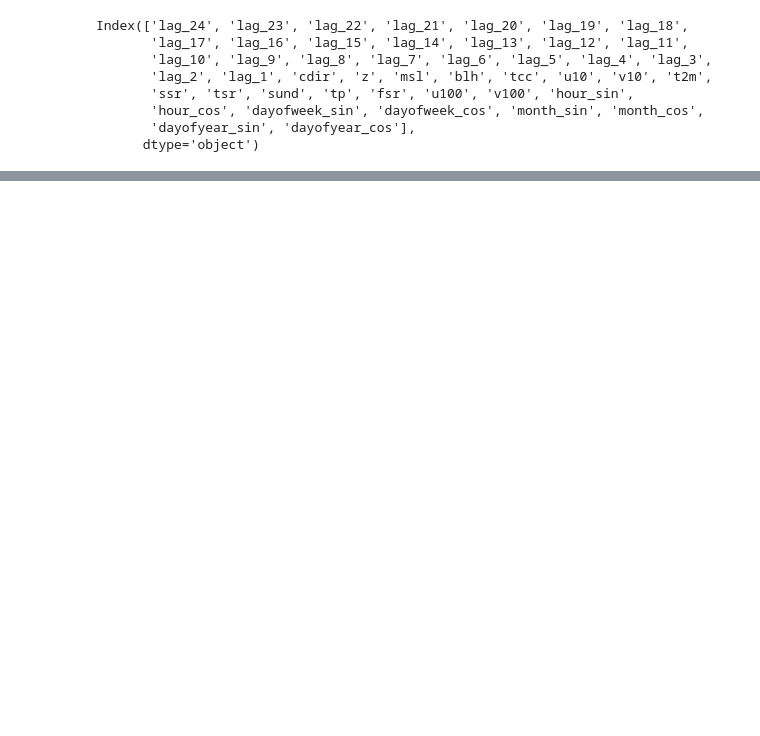
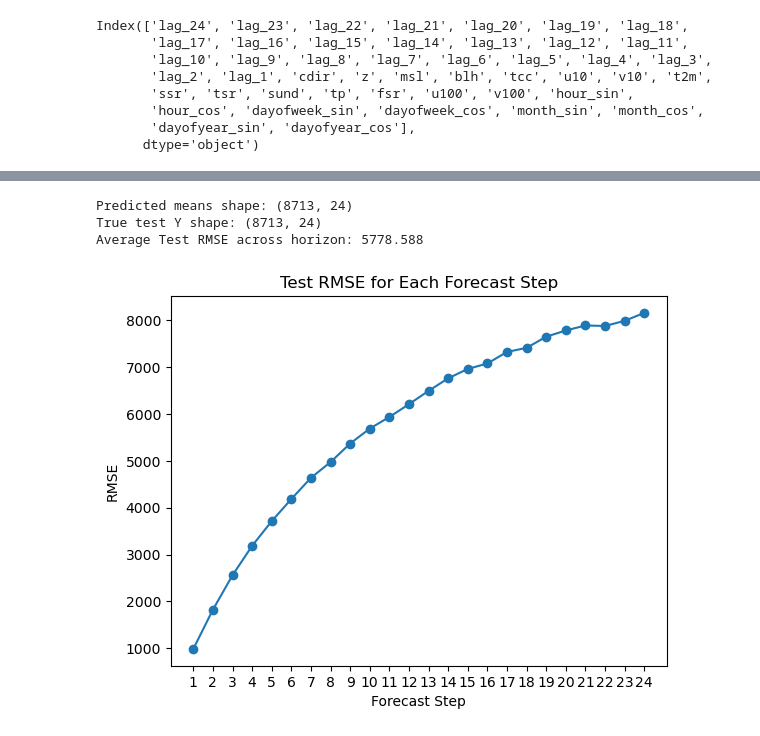
Before and after one commit to timoluebbing/WindPowerForecasting, a Jupyter notebook: experiments/tutorial.ipynb, the cells around one changed output, grey strips where cells are left out. Drawn from its saved outputs; the diff is of its cells as text; code cells hidden in the pictures; blank space fills up the shorter version.

```diff
--- a/experiments/tutorial.ipynb
+++ b/experiments/tutorial.ipynb
@@ -196,0 +274,5 @@ Index(['lag_24', 'lag_23', 'lag_22', 'lag_21', 'lag_20', 'lag_19', 'lag_18',
+# %%
+X_np = preprocessor.fit_transform(X_df)
+X_test_np = preprocessor.transform(X_test_df)
+X_df = pd.DataFrame(X_np, columns=X_df.columns)
+X_test_df = pd.DataFrame(X_test_np, columns=X_test_df.columns)
@@ -196,0 +296,3 @@ Index(['lag_24', 'lag_23', 'lag_22', 'lag_21', 'lag_20', 'lag_19', 'lag_18',
+# %%
+device = torch.device("cuda" if torch.cuda.is_available() else "cpu")
+device
@@ -196,0 +301,9 @@ Index(['lag_24', 'lag_23', 'lag_22', 'lag_21', 'lag_20', 'lag_19', 'lag_18',
+# %%
+# Transform data to torch tensors
+float_precision = torch.float32
+
+X = torch.tensor(X_df.values, dtype=float_precision, device=device)
+y = torch.tensor(y_df.values, dtype=float_precision, device=device)
+X_test = torch.tensor(X_test_df.values, dtype=float_precision, device=device)
+y_test = torch.tensor(y_test_df.values, dtype=float_precision, device=device)
+X.shape, y.shape, X_test.shape, y_test.shape
@@ -196,0 +461,56 @@ Index(['lag_24', 'lag_23', 'lag_22', 'lag_21', 'lag_20', 'lag_19', 'lag_18',
+# %%
+# ---------------------------------------
+# 4. Evaluate on Test Data
+# ---------------------------------------
+all_means_test = []
+all_vars_test = []
+
+for h in range(FORECAST_HORIZON):
+    # print(f"Evaluating model for forecast step {h+1}/{FORECAST_HORIZON}...")
+    model = models[h]
+    likelihood = likelihoods[h]
+
+    model.eval()
+    likelihood.eval()
+
+    with torch.no_grad(), gpytorch.settings.fast_pred_var():
+        # test_x are the lagged features from the test set
+        preds_h = likelihood(model(X_test))
+        mean_h = preds_h.mean.cpu().numpy()
+        var_h = preds_h.variance.cpu().numpy()
+
+    all_means_test.append(mean_h)
+    all_vars_test.append(var_h)
+
+# Stack predictions: results in shape (num_test_samples, FORECAST_HORIZON)
+predicted_means_test = np.stack(all_means_test, axis=1)
+predicted_vars_test = np.stack(all_vars_test, axis=1)
+
+predicted_means_test = target_scaler.inverse_transform(predicted_means_test)
+predicted_vars_test = target_scaler.inverse_transform(predicted_vars_test)
+# y_test = target_scaler.inverse_transform(y_test.cpu().numpy())
+print(f"\nPredicted means shape: {predicted_means_test.shape}")  # Shape (# samples, H)
+print(f"True test Y shape: {y_test.shape}")
+
+# Compute RMSE for each forecast step
+rmses_per_step = []
+for h in range(FORECAST_HORIZON):
+    true_h = y_test[:, h]
+    pred_h = predicted_means_test[:, h]
+    rmse_h = root_mean_squared_error(true_h, pred_h)
+    rmses_per_step.append(rmse_h)
+    # print(f"Test RMSE for step {h+1}: {rmse_h:.3f}")
+
+print(f"Average Test RMSE across horizon: {np.mean(rmses_per_step):.3f}")
+
+plt.plot(np.arange(1, FORECAST_HORIZON + 1), rmses_per_step, marker="o", label="RMSE")
+plt.xticks(np.arange(1, FORECAST_HORIZON + 1))
+plt.xlabel("Forecast Step")
+plt.ylabel("RMSE")
+plt.title("Test RMSE for Each Forecast Step")
+plt.show()
+# %% [output]
+Predicted means shape: (8713, 24)
+True test Y shape: (8713, 24)
+Average Test RMSE across horizon: 5778.588
+[figure, added]
```
Also changed, not shown: parts of 26 cells of this notebook.
